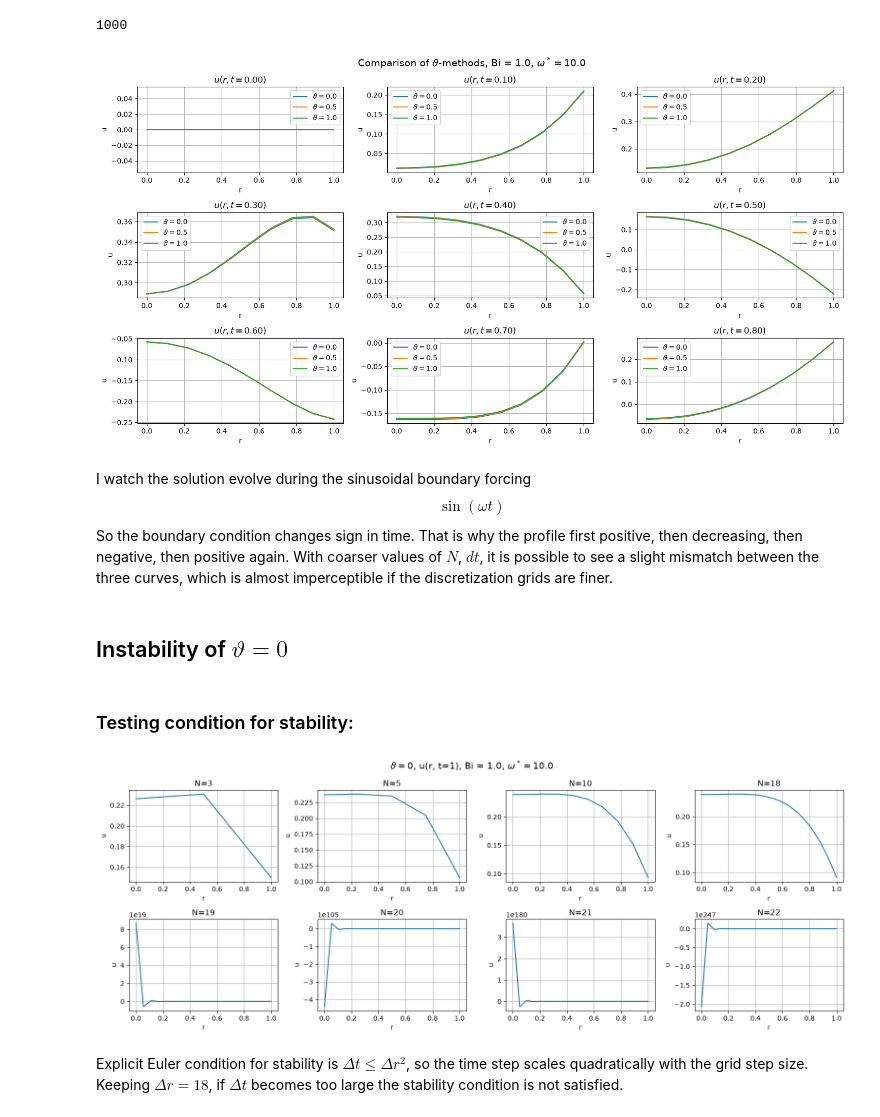
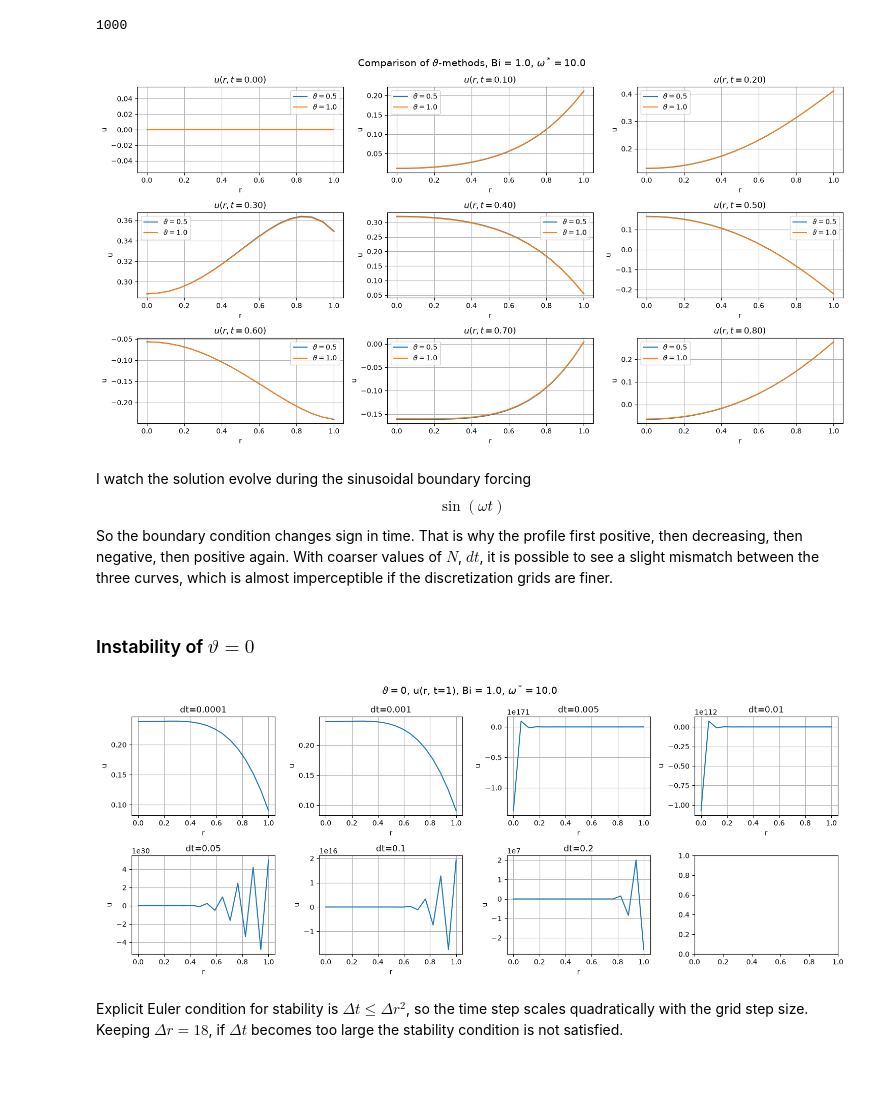
Before and after one commit to claramont/scicomp-code, a Jupyter notebook: Ex_1e.ipynb, the cells around one changed output. Saved outputs shown, nothing was run; the diff lists cells and outputs as text; code cells hidden in the pictures; blank space fills up the shorter version.

```diff
--- a/Ex_1e.ipynb
+++ b/Ex_1e.ipynb
@@ -168,20 +234,21 @@ plt.show()
 # %%
 N = 18
 Bi = 1.0
-dt = 0.001
+dt = 0.05
 t_end = 1.0
 
 n_timesteps = int(t_end / dt)
 
-omega_values = [0, 5, 10, 20, 30, 50]
+omega_values = [0, 20, 50, 100, 200, 300]
 theta_values = [0.0, 0.5, 1.0]
+stable_theta_values = [0.5, 1.0]
 r_dict = {0:0.0, 9:0.5, -1:1.0}
 
 for r_idx, r_value in r_dict.items():
     fig, axes = plt.subplots(2, 3, figsize=(15, 6))
     axes = axes.ravel()
 
-    for theta in theta_values:
+    for theta in stable_theta_values:
         for k, omega in enumerate(omega_values):
             solver = SphericalHeatCondSolver(N, dt, Bi, omega, theta= theta, t_end=t_end)
             times, r, U = solver.solve()
@@ -196,7 +263,7 @@ for r_idx, r_value in r_dict.items():
             ax.legend()
 
     fig.suptitle(
-        fr"At the origin, u(r={r_value}, t), Bi = {Bi}, different values of $\omega$",
+        fr"u(r={r_value}, t), Bi = {Bi}, different values of $\omega$",
         fontsize=14
     )
 
@@ -252,16 +288,16 @@ higher values of $\omega$ are reflected in change of oscillating pattern in time
 # %%
 N = 18
 omega = 10.0
-dt = 0.001
+dt = 0.1
 t_end = 1.0
 
 n_timesteps = int(t_end / dt)
 
-Bi_values = [0.1, 0.5, 1.0, 5.0, 10.0, 50.0, 100.0, 150.0]
-theta_values = [0.0, 0.5, 1.0]
+Bi_values = [0.001, 0.01, 0.1, 0.5, 1.0, 2.0]
+theta_values = [0.5, 1.0]
 
 
-fig, axes = plt.subplots(2, 4, figsize=(15, 6))
+fig, axes = plt.subplots(2, 3, figsize=(15, 6))
 axes = axes.ravel()
 
 for theta in theta_values:
@@ -292,14 +330,14 @@ plt.show()
 # %%
 N = 18
 omega = 10.0
-dt = 0.001
+dt = 0.01
 t_end = 1.0
 
 n_timesteps = int(t_end / dt)
 
 Bi_values = [0.01, 0.05, 0.1, 0.2, 0.5, 1.0, 5.0, 10.0]
 for Bi_idx, Bi in enumerate(Bi_values):
-    solver = SphericalHeatCondSolver(N, dt, Bi, omega, theta= 0.0, t_end=t_end)
+    solver = SphericalHeatCondSolver(N, dt, Bi, omega, theta= 0.5, t_end=t_end)
     times, r, U = solver.solve()
 
     plt.plot(times, U[:, -1], label= fr"Bi = {Bi}")
@@ -357,7 +362,7 @@ int(t_end / dt)
 1000
 # %%
 ## test many time steps and evaluate u(r, t=tn)
-N = 10
+N = 18
 Bi = 1.0
 omega = 10.0
 dt = 0.001
@@ -370,7 +375,7 @@ time_steps = [0, 100, 200, 300, 400, 500, 600, 700, 800]
 fig, axes = plt.subplots(3, 3, figsize=(15, 8))
 axes = axes.ravel()
 
-for theta in theta_values:
+for theta in stable_theta_values:
     solver = SphericalHeatCondSolver(N, dt, Bi, omega, theta, t_end)
     times, r, U = solver.solve()
 
@@ -392,50 +397,48 @@ fig.suptitle(
 plt.tight_layout()
 plt.show()
 # %% [output]
-[figure, old version]
+[figure, new version]
 # %% [markdown]
 I watch the solution evolve during the sinusoidal boundary forcing $$\sin(\omega t)$$
 So the boundary condition changes sign in time. That is why the profile first positive, then decreasing, then negative, then positive again.
 With coarser values of $N$, $dt$, it is possible to see a slight mismatch between the three curves, which is almost imperceptible if the discretization grids are finer.
 # %% [markdown]
-## Instability of $\vartheta = 0$
+### Instability of $\vartheta = 0$
-# %% [markdown]
-### Testing condition for stability:
 # %%
 Bi = 1.0
 omega = 10.0
-dt = 0.001
+#dt = 0.001
 t_end = 1.0
 
 n_timesteps = int(t_end / dt)
 
-N_values = [3, 5, 10, 18, 19, 20, 21, 22]
+dt_values = [1e-4, 1e-3, 0.005, 0.01, 0.05, 0.1, 0.2]
 
-fig, axes = plt.subplots(2, 4, figsize=(16, 6))
+fig, axes = plt.subplots(2, 4, figsize=(15, 6))
 axes = axes.ravel()
 
-for k, N in enumerate(N_values):
+for k, dt in enumerate(dt_values):
     solver = SphericalHeatCondSolver(N, dt, Bi, omega, theta= 0.0, t_end=t_end)
     times, r, U = solver.solve()
 
     ax = axes[k]
-    ax.plot(r, U[-1, :], label=fr"N = {N}")
-    ax.set_title(f"{N=}")
+    ax.plot(r, U[-1, :], label=fr"dt = {dt}")
+    ax.set_title(f"{dt=}")
     #ax.set_title(f"$u(r,t)$")
     ax.set_xlabel("r")
     ax.set_ylabel("u")
     ax.grid(True)
     #ax.legend()
 
 fig.suptitle(
     fr"$\vartheta=0$, u(r, t=1), Bi = {Bi}, $\omega^* = {omega}$",
     fontsize=14
 )
 
 plt.tight_layout()
 plt.show()
 # %% [output]
-[figure, old version]
+[figure, new version]
 # %% [markdown]
 Explicit Euler condition for stability is $\Delta t \leq \Delta r^2 $, so the time step scales quadratically with the grid step size. Keeping $\Delta r =18$, if $\Delta t$ becomes too large the stability condition is not satisfied.
 # %% [markdown]
```
Also changed, not shown: parts of 27 cells of this notebook.
